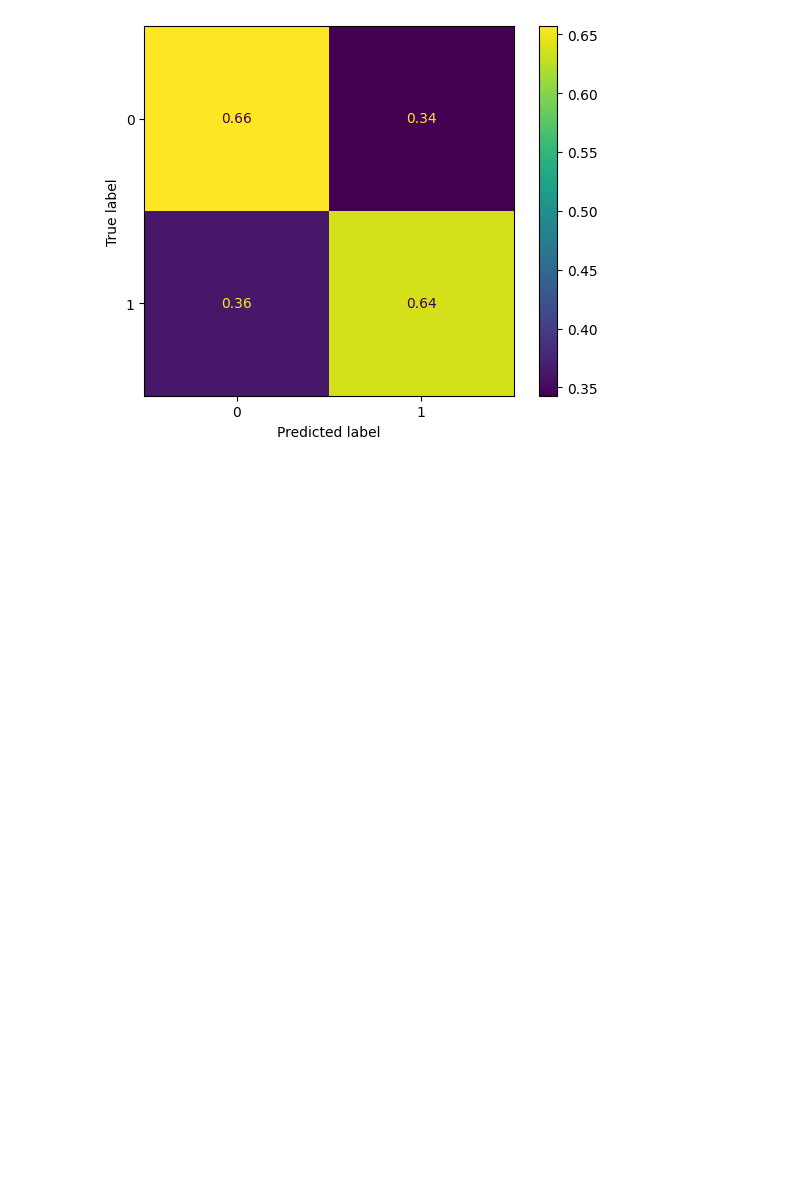
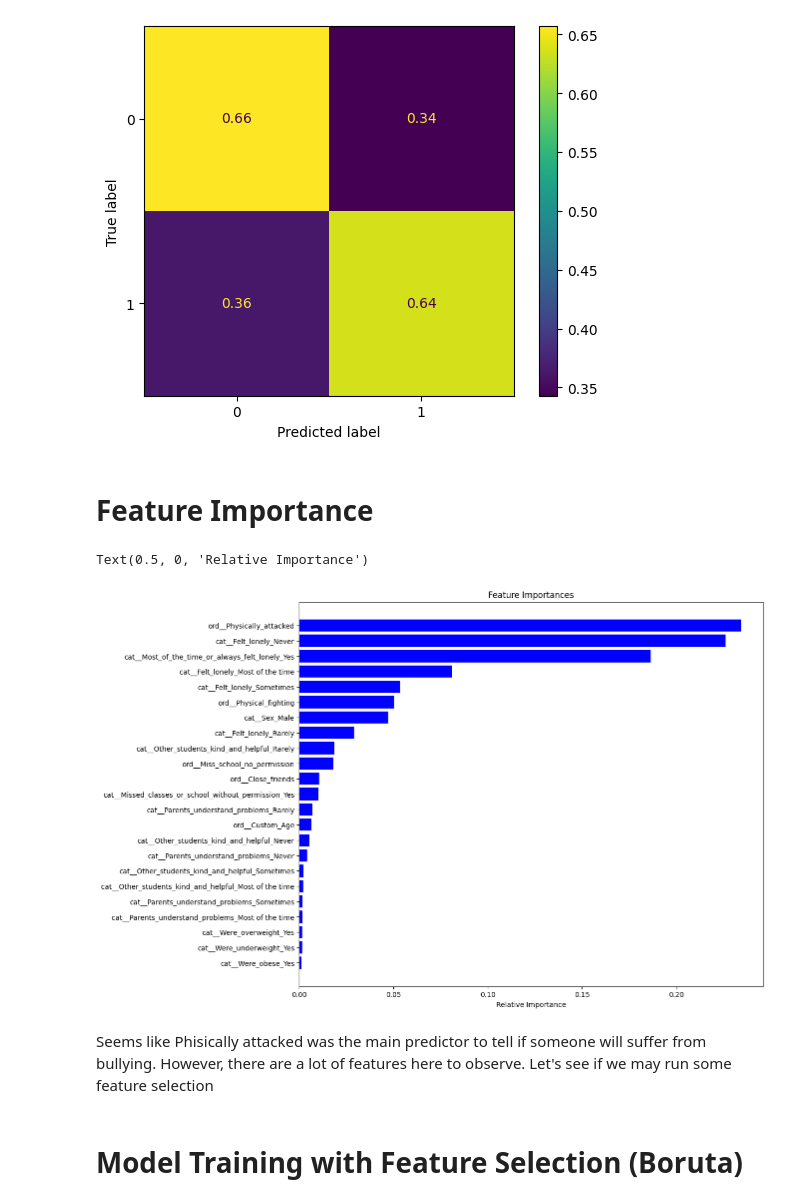
Before and after one commit to Py4Econmn/bullying-prediction, a Jupyter notebook: notebooks/001_modeling.ipynb, the cells around one changed output. Saved outputs shown, nothing was run; the diff lists cells and outputs as text; code cells hidden in the pictures; blank space fills up the shorter version.

```diff
--- a/notebooks/001_modeling.ipynb
+++ b/notebooks/001_modeling.ipynb
@@ -264,3 +264,22 @@ disp = ConfusionMatrixDisplay.from_estimator(estimator=model_pipeline_rf,
 [Parallel(n_jobs=8)]: Done 184 tasks      | elapsed:    0.0s
 [Parallel(n_jobs=8)]: Done 200 out of 200 | elapsed:    0.0s finished
 [figure]
+# %% [markdown]
+# Feature Importance
+# %%
+features = model_pipeline_rf['rf'].feature_names_in_
+importances = model_pipeline_rf['rf'].feature_importances_
+indices = np.argsort(importances)
+
+plt.figure(figsize=(12,10))
+plt.title('Feature Importances')
+plt.barh(range(len(indices)), importances[indices], color='b', align='center')
+plt.yticks(range(len(indices)), features[indices])
+plt.xlabel('Relative Importance')
+# %% [output]
+Text(0.5, 0, 'Relative Importance')
+[figure, added]
+# %% [markdown]
+Seems like Phisically attacked was the main predictor to tell if someone will suffer from bullying. However, there are a lot of features here to observe. Let's see if we may run some feature selection
+# %% [markdown]
+# Model Training with Feature Selection (Boruta)
```
Also changed, not shown: parts of 16 cells of this notebook.
